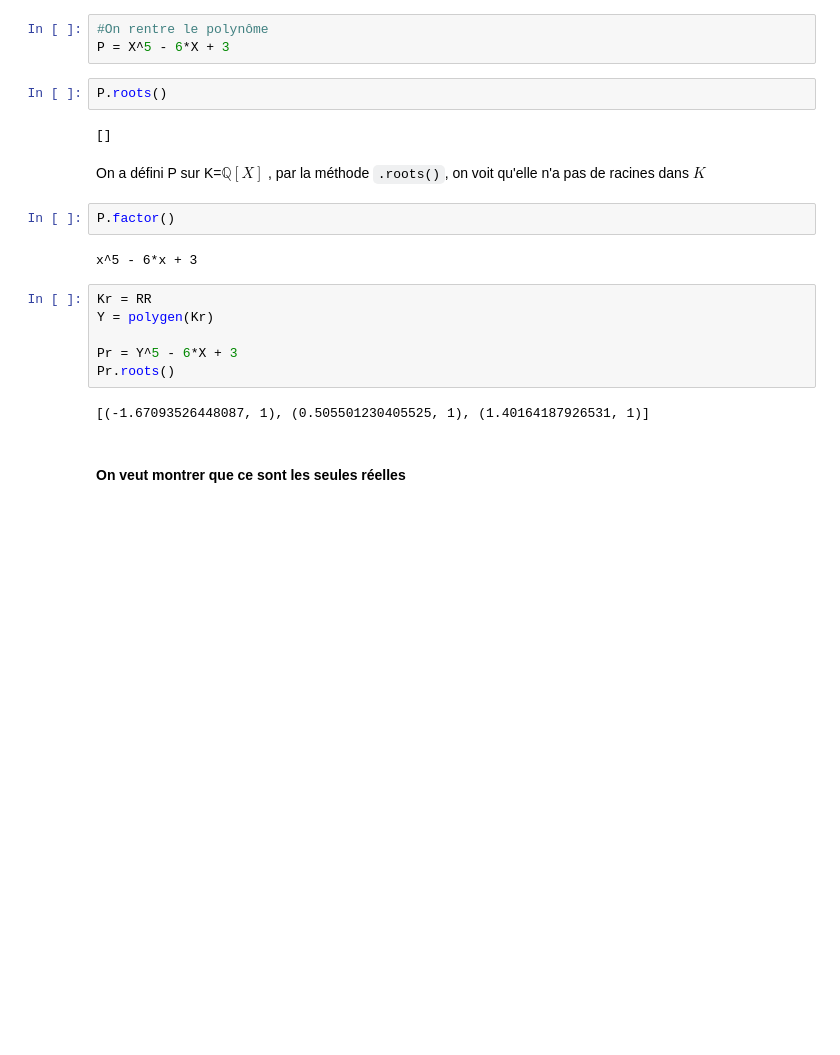
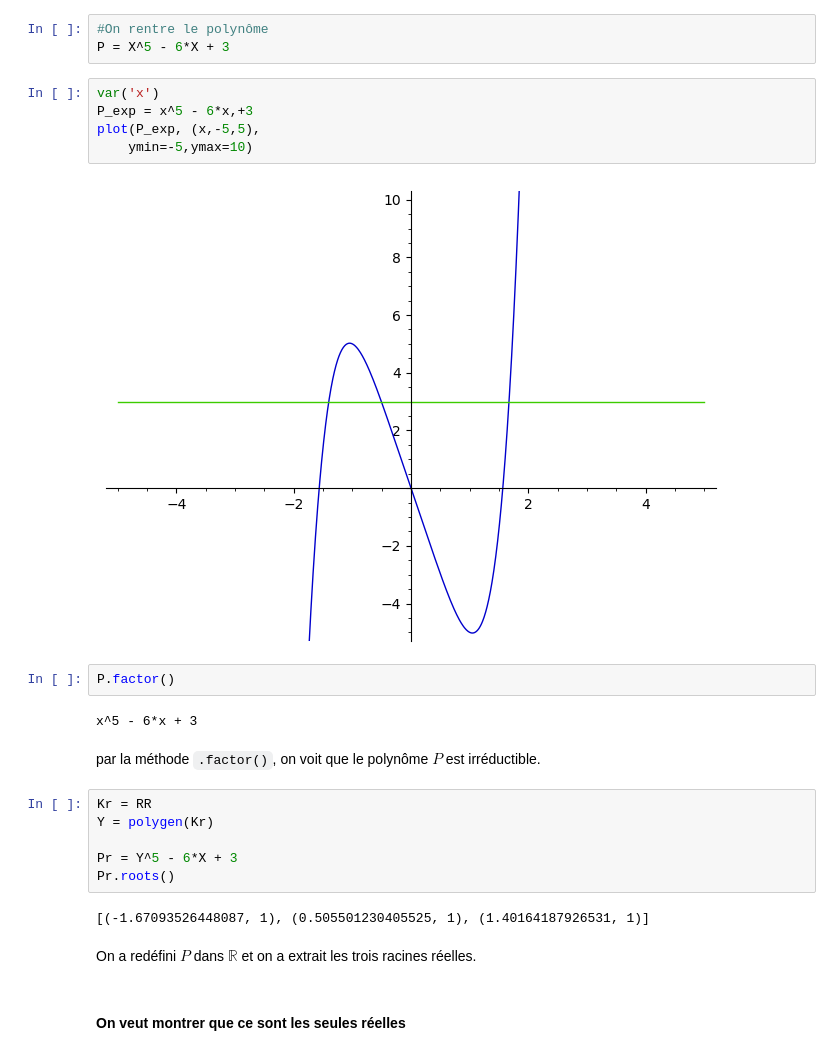
Before and after one commit to Falite/Notebooks-SageMaths, a Jupyter notebook: Corps/Projet-Corps.ipynb, the cells around one changed output. Cells and saved outputs as stored; diff of their text form; blank space fills up the shorter version.

Commit message:
ajout des plot et début de l'éaquation de Bring jerard

```diff
--- a/Corps/Projet-Corps.ipynb
+++ b/Corps/Projet-Corps.ipynb
@@ -16,16 +18,19 @@ X = polygen(K)
 # %%
 #On rentre le polynôme
 P = X^5 - 6*X + 3
-# %%
-P.roots()
-# %% [output]
-[]
-# %% [markdown]
-On a défini P sur K=$\mathbb Q[X]$ , par la méthode `.roots()`, on voit qu'elle n'a pas de racines dans $K$
+# %%
+var('x')
+P_exp = x^5 - 6*x,+3
+plot(P_exp, (x,-5,5),
+    ymin=-5,ymax=10)
+# %% [output]
+[figure, added]
 # %%
 P.factor()
 # %% [output]
 x^5 - 6*x + 3
+# %% [markdown]
+par la méthode `.factor()`, on voit que le polynôme $P$ est irréductible.
 # %%
 Kr = RR
 Y = polygen(Kr)
@@ -34,6 +39,8 @@ Pr = Y^5 - 6*X + 3
 Pr.roots()
 # %% [output]
 [(-1.67093526448087, 1), (0.505501230405525, 1), (1.40164187926531, 1)]
+# %% [markdown]
+On a redéfini $P$ dans $\mathbb R$ et on a extrait les trois racines réelles.
 # %% [markdown]
 #### On veut montrer que ce sont les seules réelles
 # %%
```
Also changed, not shown: parts of 9 cells of this notebook.
